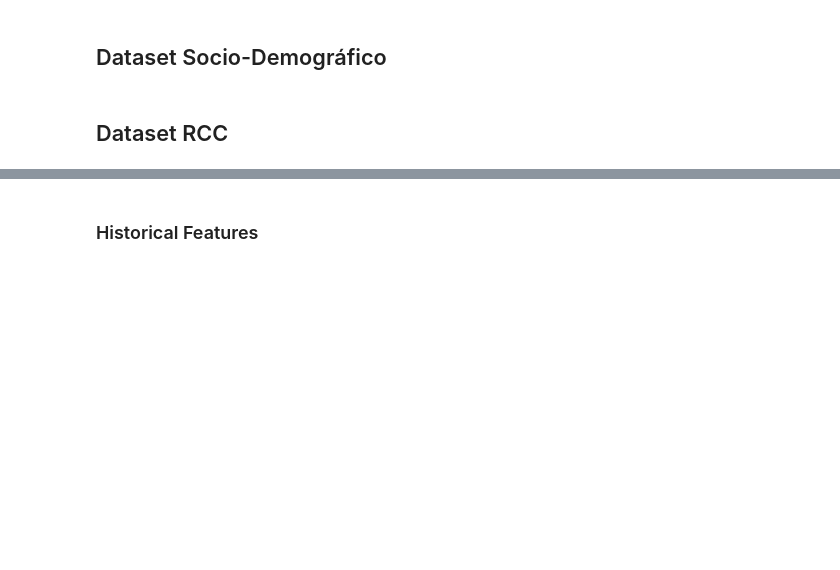
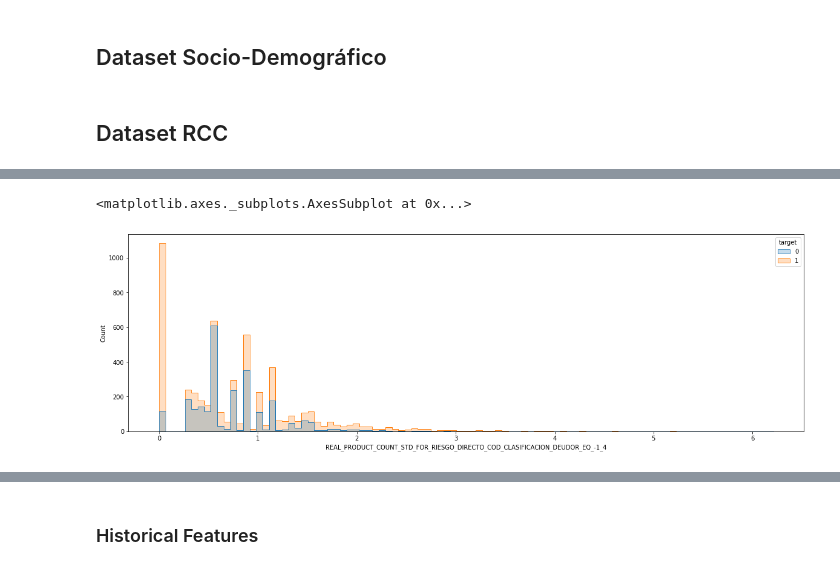
Before and after one commit to mlaricobar/solution-datathon-interbank-2020, a Jupyter notebook: [03] Feature Engineering.ipynb, the cells around one changed output, grey strips where cells are left out. Drawn from its saved outputs; the diff is of its cells as text; code cells hidden in the pictures; blank space fills up the shorter version.

```diff
--- a/[03] Feature Engineering.ipynb
+++ b/[03] Feature Engineering.ipynb
@@ -76,0 +245,6 @@ df_rcc_train.head(3)
+# %%
+plt.figure(figsize=(20, 6))
+sns.histplot(df_rcc_train_agg_month, x="REAL_PRODUCT_COUNT_STD_FOR_RIESGO_DIRECTO_COD_CLASIFICACION_DEUDOR_EQ_-1_4", hue="target", element="step")
+# %% [output]
+<matplotlib.axes._subplots.AxesSubplot at 0x...>
+[figure, added]
```
Also changed, not shown: parts of 46 cells of this notebook.
